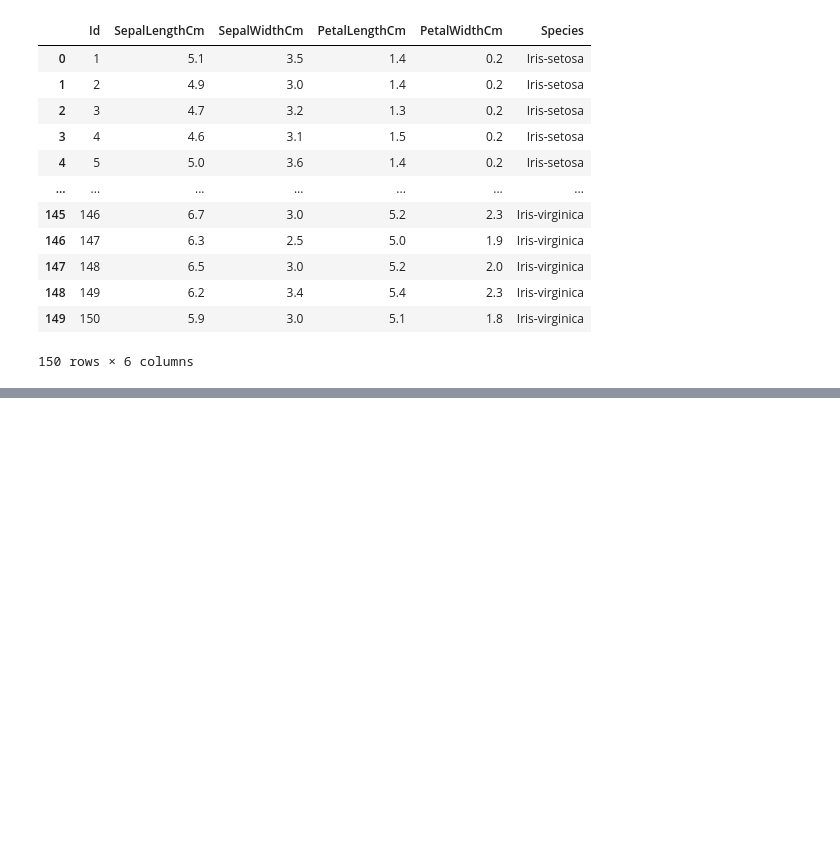
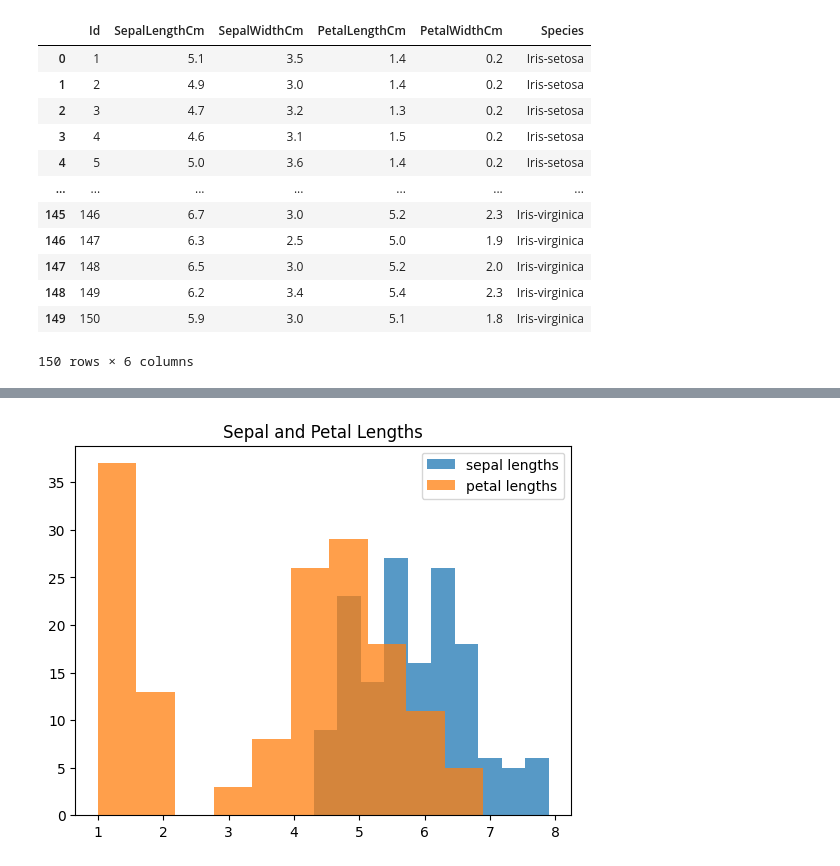
Before and after one commit to Ploenypp/tuto-stats, a Jupyter notebook: iris.ipynb, the cells around one changed output, grey strips where cells are left out. Saved outputs shown, nothing was run; the diff lists cells and outputs as text; code cells hidden in the pictures; blank space fills up the shorter version.

```diff
--- a/iris.ipynb
+++ b/iris.ipynb
@@ -32,0 +110,9 @@ Spec = "Species"
+# %%
+# Sepal & Petal Lengths
+plt.hist(SL, alpha = 0.75, label = "sepal lengths")
+plt.hist(PL, alpha = 0.75, label = "petal lengths")
+plt.title("Sepal and Petal Lengths")
+plt.legend()
+plt.show()
+# %% [output]
+[figure, added]
```
Also changed, not shown: parts of 20 cells of this notebook.
